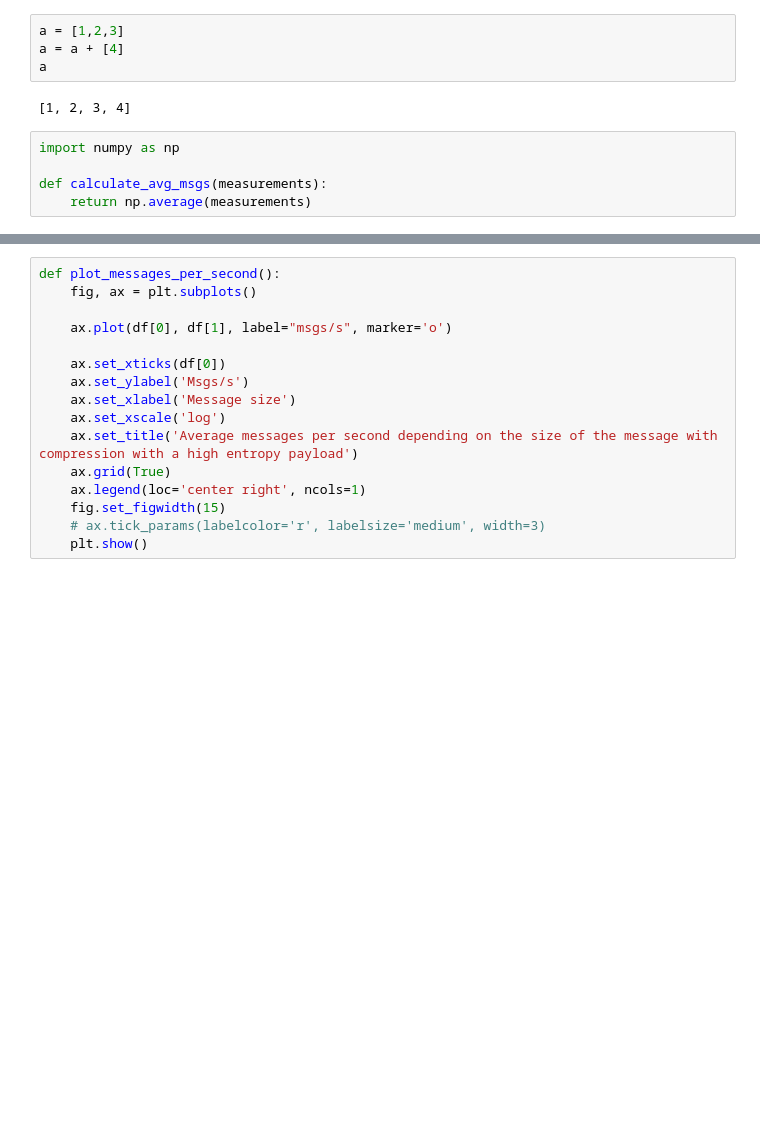
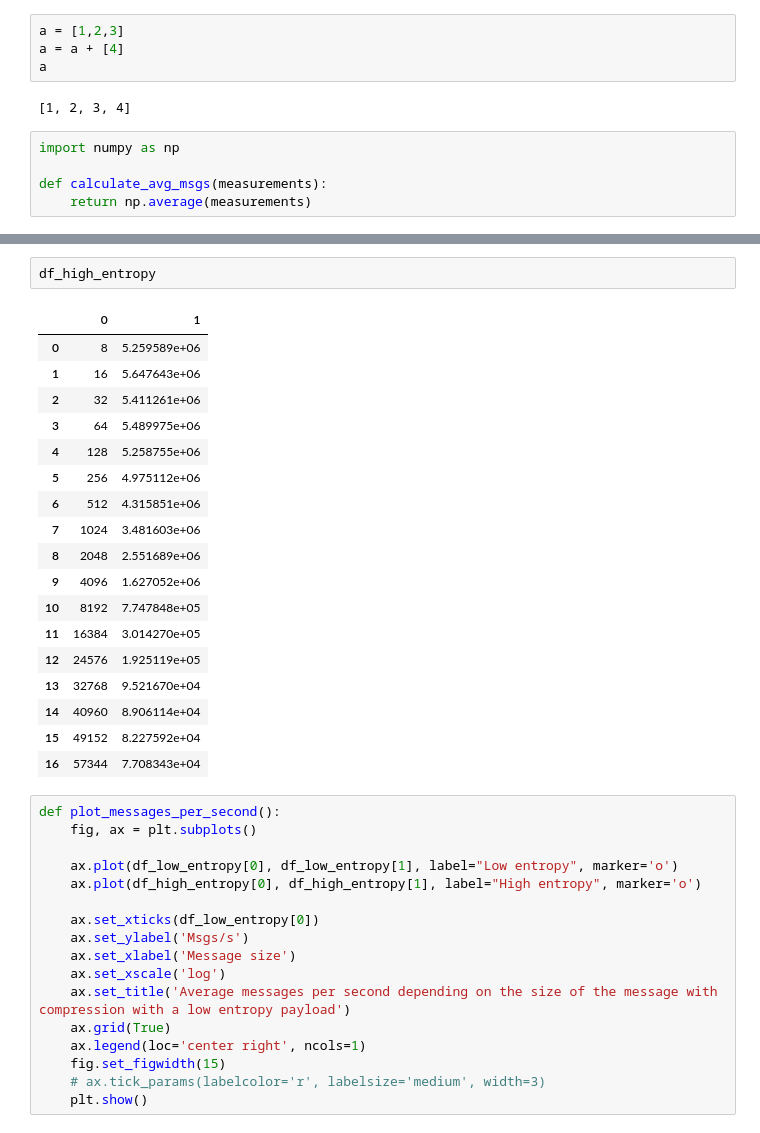
Before and after one commit to DariusIMP/zenoh-compression-analysis, a Jupyter notebook: notebooks/Messages.ipynb, the cells around one changed output, grey strips where cells are left out. Drawn from its saved outputs; the diff is of its cells as text; blank space fills up the shorter version.

```diff
--- a/notebooks/Messages.ipynb
+++ b/notebooks/Messages.ipynb
@@ -96,14 +107,36 @@ df
+# %%
+df_high_entropy
+# %% [output]
+|  | 0 | 1 |
+| 0 | 8 | 5.259589e+06 |
+| 1 | 16 | 5.647643e+06 |
+| 2 | 32 | 5.411261e+06 |
+| 3 | 64 | 5.489975e+06 |
+| 4 | 128 | 5.258755e+06 |
+| 5 | 256 | 4.975112e+06 |
+| 6 | 512 | 4.315851e+06 |
+| 7 | 1024 | 3.481603e+06 |
+| 8 | 2048 | 2.551689e+06 |
+| 9 | 4096 | 1.627052e+06 |
+| 10 | 8192 | 7.747848e+05 |
+| 11 | 16384 | 3.014270e+05 |
+| 12 | 24576 | 1.925119e+05 |
+| 13 | 32768 | 9.521670e+04 |
+| 14 | 40960 | 8.906114e+04 |
+| 15 | 49152 | 8.227592e+04 |
+| 16 | 57344 | 7.708343e+04 |
 # %%
 def plot_messages_per_second():
     fig, ax = plt.subplots()
 
-    ax.plot(df[0], df[1], label="msgs/s", marker='o')
+    ax.plot(df_low_entropy[0], df_low_entropy[1], label="Low entropy", marker='o')
+    ax.plot(df_high_entropy[0], df_high_entropy[1], label="High entropy", marker='o')
 
-    ax.set_xticks(df[0])
+    ax.set_xticks(df_low_entropy[0])
     ax.set_ylabel('Msgs/s')
     ax.set_xlabel('Message size')
     ax.set_xscale('log')
-    ax.set_title('Average messages per second depending on the size of the message with compression with a high entropy payload')
+    ax.set_title('Average messages per second depending on the size of the message with compression with a low entropy payload')
     ax.grid(True)
     ax.legend(loc='center right', ncols=1)
     fig.set_figwidth(15)
```
Also changed, not shown: parts of 8 cells of this notebook, 1 other file.
